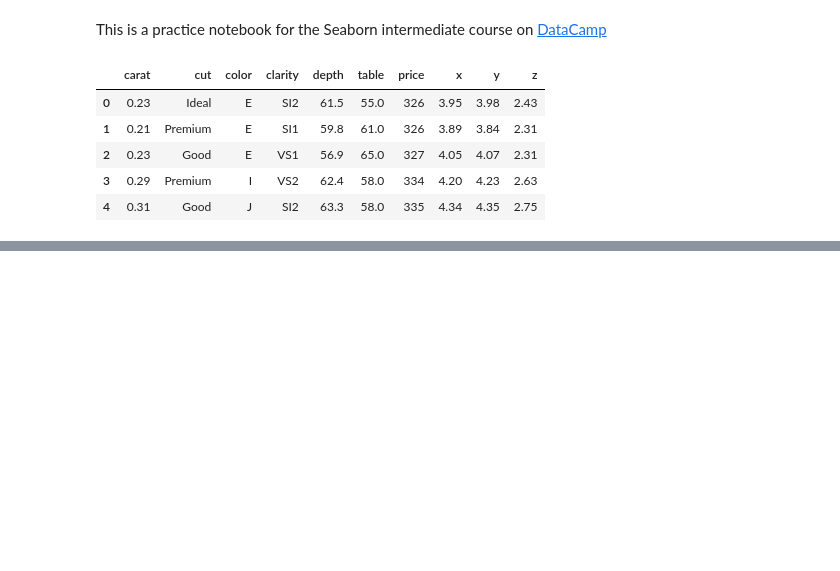
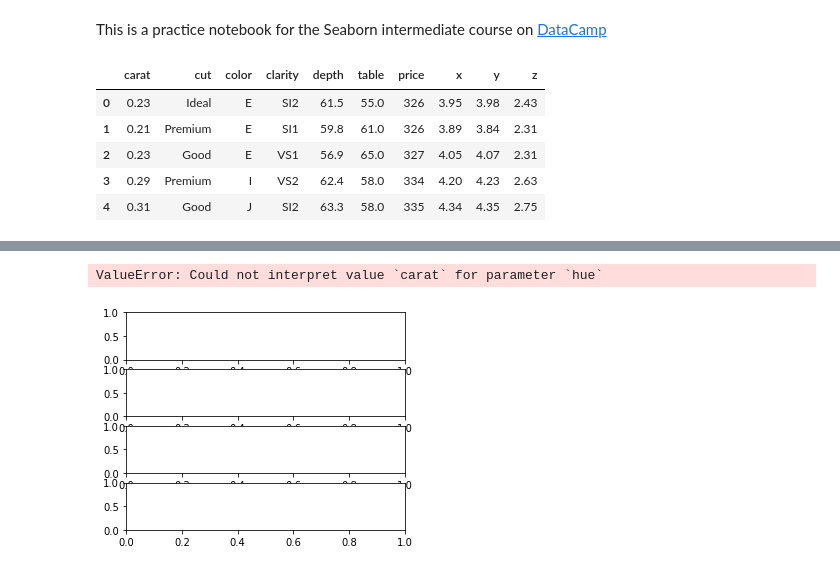
Before and after one commit to anikomaraz/python_courses_postbootcamp, a Jupyter notebook: seaborn_intermediate.ipynb, the cells around one changed output, grey strips where cells are left out. Cells and saved outputs as stored; diff of their text form; code cells hidden in the pictures; blank space fills up the shorter version.

```diff
--- a/seaborn_intermediate.ipynb
+++ b/seaborn_intermediate.ipynb
@@ -39,0 +136,41 @@ plt.show()
+# %%
+# creating multiple categorical plots
+
+# lazy argumenting
+x = data['cut']
+y = data['price']
+
+sns.set_palette('colorblind')
+
+# instatiate of plots
+fig, (ax0, ax1, ax2, ax3) = plt.subplots(nrows = 4, ncols = 1,
+                                        figsize = (5, 4),
+                                         sharey = True)
+
+# plotting
+sns.stripplot(x = x, y = y, hue = 'carat', ax = ax0, size = 1)
+sns.boxplot(x = x, y = y, ax = ax1)
+sns.violinplot(x = x, y = y, ax = ax2)
+sns.boxenplot(x = x, y = y, ax = ax3)
+
+
+# customisation
+ax0.set(title = 'Stripplot', ylabel = 'Price in $', alpha = 0.1)
+ax0.tick_params(axis = 'x', labelrotation=45)
+
+ax1.set(title = 'Boxplot')
+ax1.tick_params(axis = 'x', labelrotation=45)
+
+ax2.set(title = 'Violinplot')
+ax2.tick_params(axis = 'x', labelrotation=45)
+
+ax3.set(title = 'Boxenplot')
+ax3.tick_params(axis = 'x', labelrotation=45)
+
+
+# display
+sns.despine(left = True)
+plt.show()
+# %% [output]
+ValueError: Could not interpret value `carat` for parameter `hue`
+[figure, added]
```
Also changed, not shown: parts of 6 cells of this notebook.
